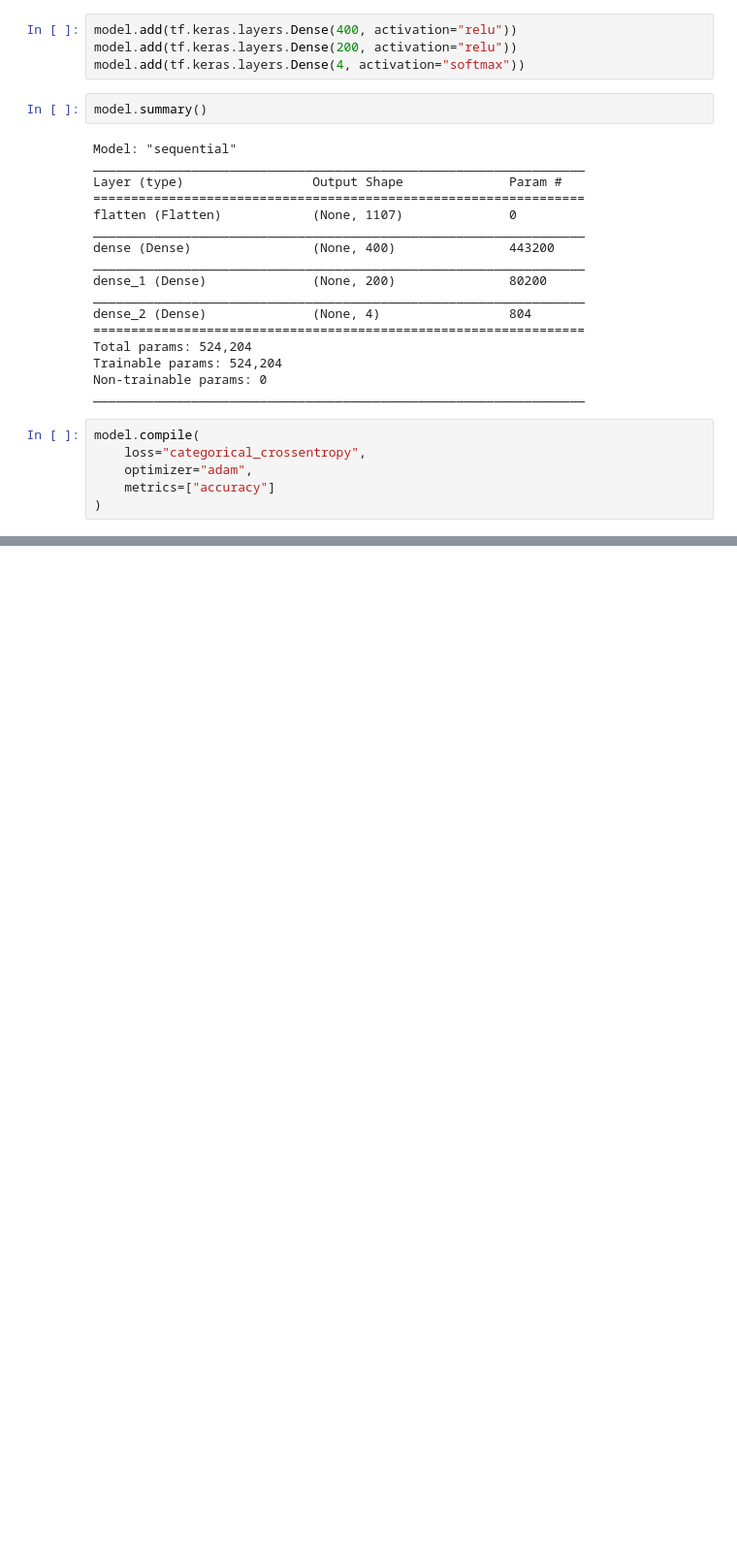
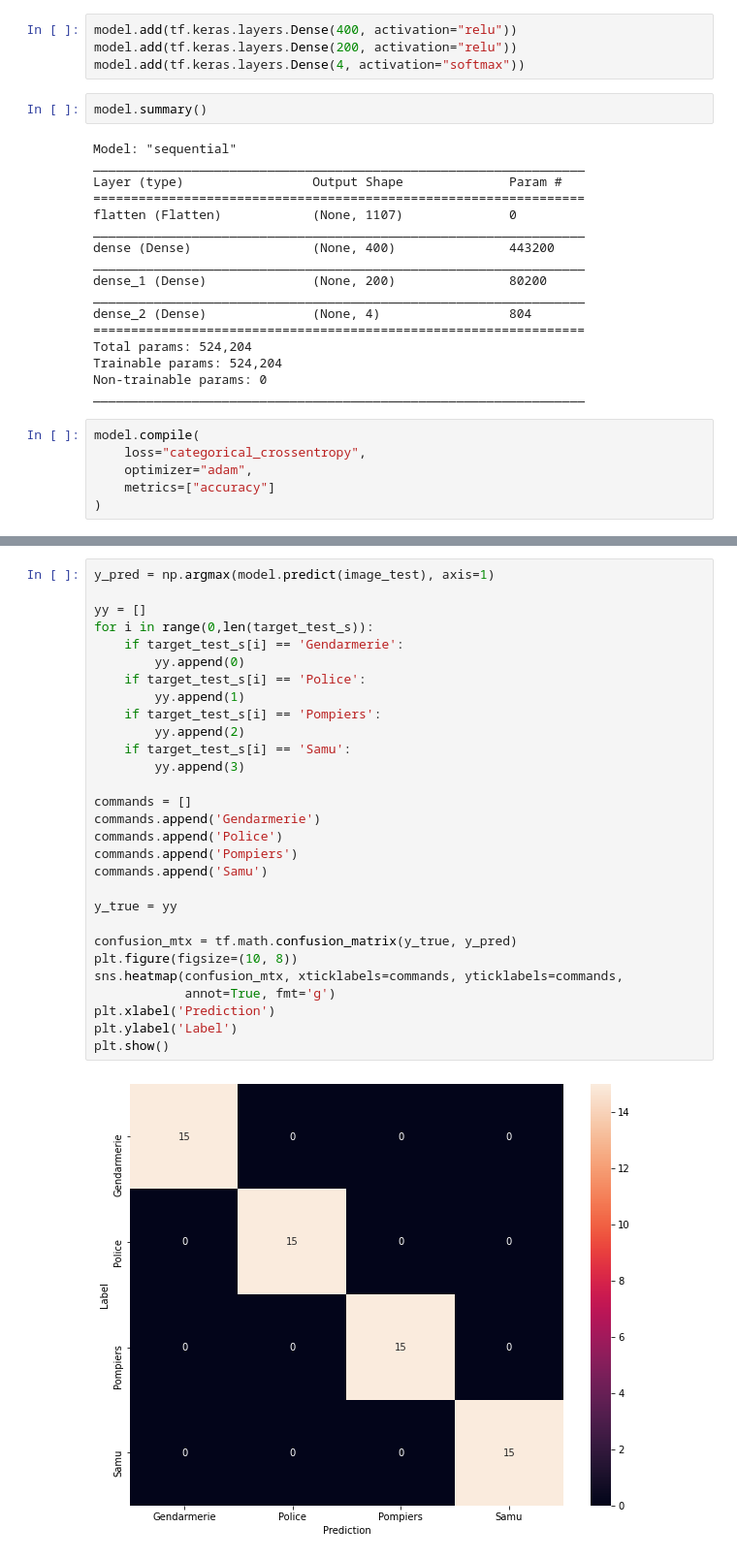
Before and after one commit to AbrassartM/IA_Abrassart_Carril, a Jupyter notebook: IA_MLP_BDD_E.ipynb, the cells around one changed output, grey strips where cells are left out. Shown at 97% size. Drawn from its saved outputs; the diff is of its cells as text; blank space fills up the shorter version.

```diff
--- a/IA_MLP_BDD_E.ipynb
+++ b/IA_MLP_BDD_E.ipynb
@@ -241,2 +242,33 @@ print("Test Accuracy", acc)
 Test Loss 0.0
 Test Accuracy 1.0
+# %%
+y_pred = np.argmax(model.predict(image_test), axis=1)
+
+yy = []
+for i in range(0,len(target_test_s)):
+    if target_test_s[i] == 'Gendarmerie':
+        yy.append(0)
+    if target_test_s[i] == 'Police':
+        yy.append(1)
+    if target_test_s[i] == 'Pompiers':
+        yy.append(2)
+    if target_test_s[i] == 'Samu':
+        yy.append(3)
+
+commands = []
+commands.append('Gendarmerie')
+commands.append('Police')
+commands.append('Pompiers')
+commands.append('Samu')
+
+y_true = yy
+
+confusion_mtx = tf.math.confusion_matrix(y_true, y_pred)
+plt.figure(figsize=(10, 8))
+sns.heatmap(confusion_mtx, xticklabels=commands, yticklabels=commands,
+            annot=True, fmt='g')
+plt.xlabel('Prediction')
+plt.ylabel('Label')
+plt.show()
+# %% [output]
+[figure, added]
```
Also changed, not shown: parts of 4 cells of this notebook.
